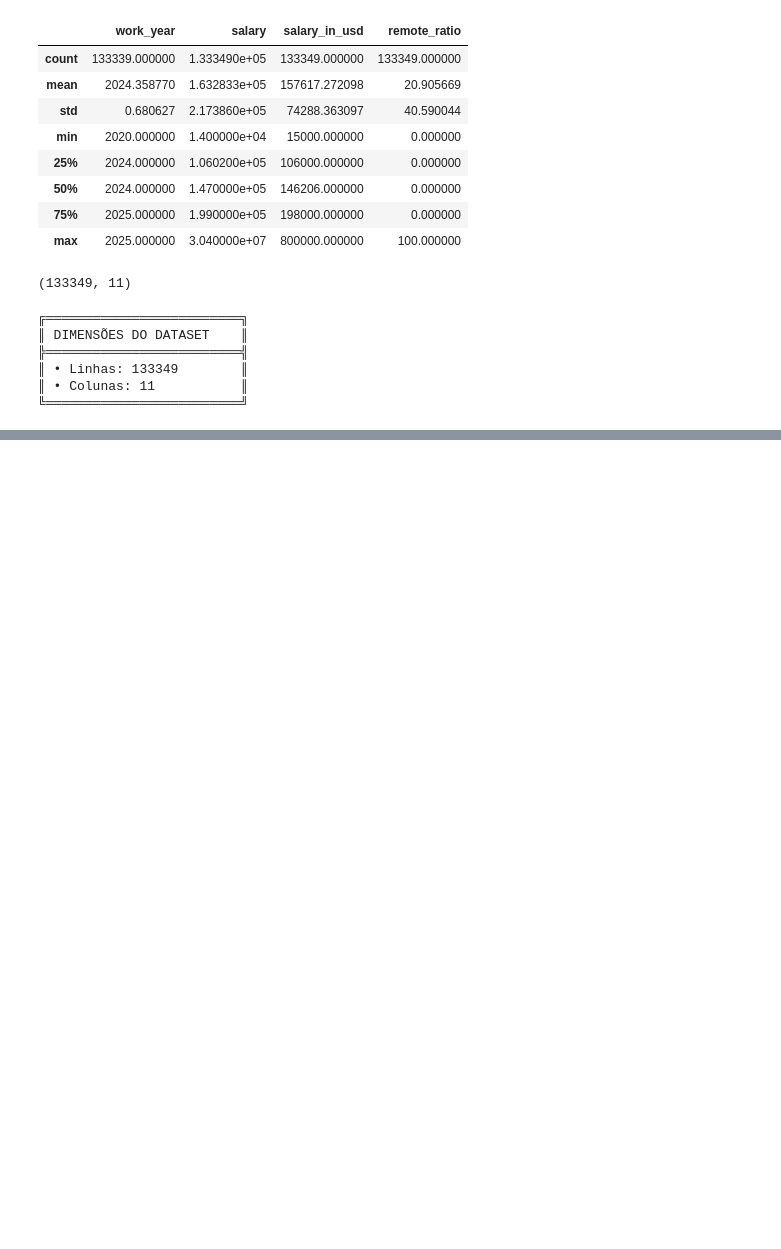
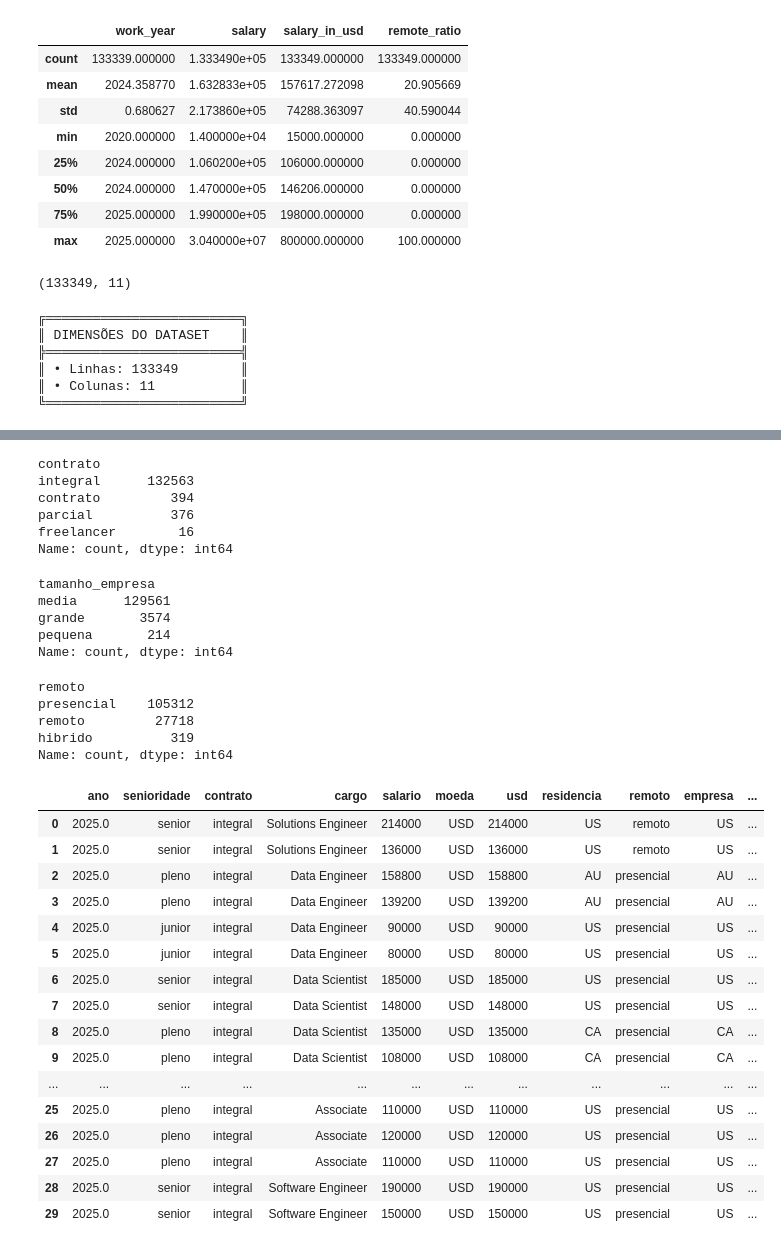
Before and after one commit to GabrielOliv235/imersao_dados, a Jupyter notebook: pandas_imersao/pandas_imersao.ipynb, the cells around one changed output, grey strips where cells are left out. Drawn from its saved outputs; the diff is of its cells as text; code cells hidden in the pictures; blank space fills up the shorter version.

```diff
--- a/pandas_imersao/pandas_imersao.ipynb
+++ b/pandas_imersao/pandas_imersao.ipynb
@@ -65,0 +132,8 @@ print(f'╔{"═"*25}╗\n║ DIMENSÕES DO DATASET    ║\n╠{"═"*25}╣\n
+# %%
+senioridade = {
+    'SE': 'senior',
+    'MI': 'pleno',
+    'EN': 'junior',
+    'EX': 'executivo'
+}
+df['senioridade'] = df['senioridade'].replace(senioridade)
@@ -65,0 +149,67 @@ print(f'╔{"═"*25}╗\n║ DIMENSÕES DO DATASET    ║\n╠{"═"*25}╣\n
+# %%
+contrato = {
+    'FT': 'integral',
+    'PT': 'parcial',
+    'CT': 'contrato',
+    'FL': 'freelancer'
+}
+df['contrato'] = df['contrato'].replace(contrato)
+# %%
+df['contrato'].value_counts()
+# %% [output]
+contrato
+integral      132563
+contrato         394
+parcial          376
+freelancer        16
+Name: count, dtype: int64
+# %%
+tamanho_empresa = {
+    'L': 'grande',
+    'S': 'pequena',
+    'M':	'media'
+}
+df['tamanho_empresa'] = df['tamanho_empresa'].replace(tamanho_empresa)
+# %%
+df['tamanho_empresa'].value_counts()
+# %% [output]
+tamanho_empresa
+media      129561
+grande       3574
+pequena       214
+Name: count, dtype: int64
+# %%
+mapa_trabalho = {
+    0: 'presencial',
+    100: 'remoto',
+    50: 'hibrido'
+}
+df['remoto'] = df['remoto'].replace(mapa_trabalho)
+# %%
+df['remoto'].value_counts()
+# %% [output]
+remoto
+presencial    105312
+remoto         27718
+hibrido          319
+Name: count, dtype: int64
+# %%
+df.head(30)
+# %% [output]
+|  | ano | senioridade | contrato | cargo | salario | moeda | usd | residencia | remoto | empresa | ... |
+| 0 | 2025.0 | senior | integral | Solutions Engineer | 214000 | USD | 214000 | US | remoto | US | ... |
+| 1 | 2025.0 | senior | integral | Solutions Engineer | 136000 | USD | 136000 | US | remoto | US | ... |
+| 2 | 2025.0 | pleno | integral | Data Engineer | 158800 | USD | 158800 | AU | presencial | AU | ... |
+| 3 | 2025.0 | pleno | integral | Data Engineer | 139200 | USD | 139200 | AU | presencial | AU | ... |
+| 4 | 2025.0 | junior | integral | Data Engineer | 90000 | USD | 90000 | US | presencial | US | ... |
+| 5 | 2025.0 | junior | integral | Data Engineer | 80000 | USD | 80000 | US | presencial | US | ... |
+| 6 | 2025.0 | senior | integral | Data Scientist | 185000 | USD | 185000 | US | presencial | US | ... |
+| 7 | 2025.0 | senior | integral | Data Scientist | 148000 | USD | 148000 | US | presencial | US | ... |
+| 8 | 2025.0 | pleno | integral | Data Scientist | 135000 | USD | 135000 | CA | presencial | CA | ... |
+| 9 | 2025.0 | pleno | integral | Data Scientist | 108000 | USD | 108000 | CA | presencial | CA | ... |
+| ... | ... | ... | ... | ... | ... | ... | ... | ... | ... | ... | ... |
+| 25 | 2025.0 | pleno | integral | Associate | 110000 | USD | 110000 | US | presencial | US | ... |
+| 26 | 2025.0 | pleno | integral | Associate | 120000 | USD | 120000 | US | presencial | US | ... |
+| 27 | 2025.0 | pleno | integral | Associate | 110000 | USD | 110000 | US | presencial | US | ... |
+| 28 | 2025.0 | senior | integral | Software Engineer | 190000 | USD | 190000 | US | presencial | US | ... |
+| 29 | 2025.0 | senior | integral | Software Engineer | 150000 | USD | 150000 | US | presencial | US | ... |
```
Also changed, not shown: parts of 14 cells of this notebook, 2 other files.
